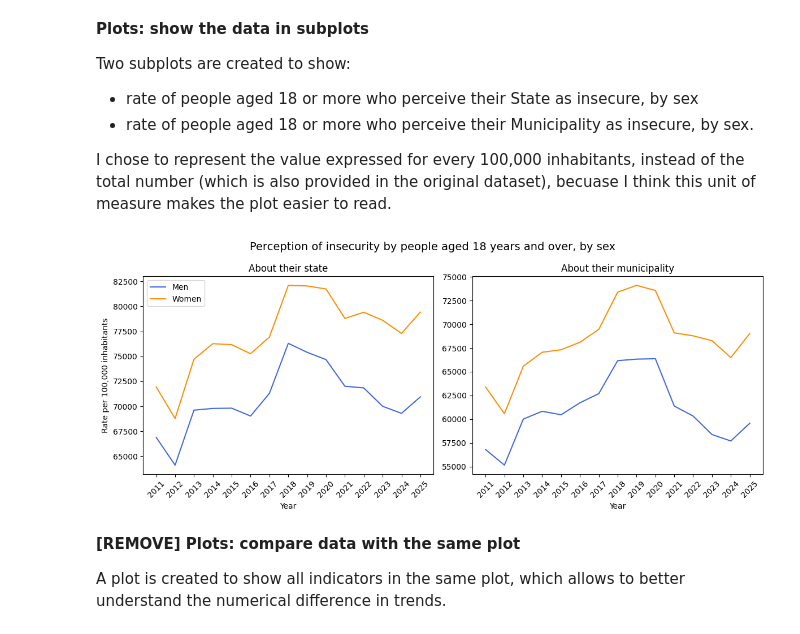
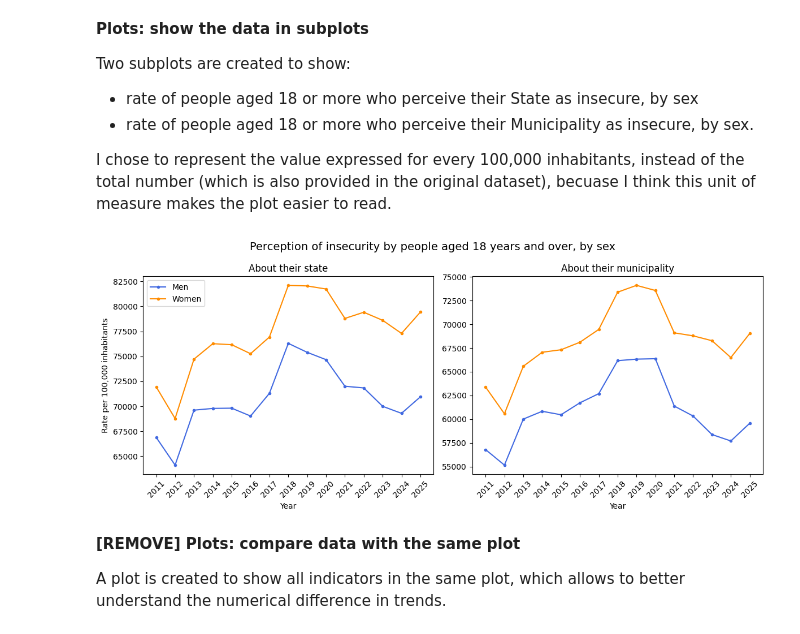
Before and after one commit to irenecelebrin/programming-for-data-analytics, a Jupyter notebook: project/project.ipynb, the cells around one changed output. Drawn from its saved outputs; the diff is of its cells as text; code cells hidden in the pictures.

```diff
--- a/project/project.ipynb
+++ b/project/project.ipynb
@@ -443,27 +443,27 @@ I chose to represent the value expressed for every 100,000 inhabitants, instead
 # %%
 # create subplots: https://matplotlib.org/stable/api/_as_gen/matplotlib.pyplot.subplots.html
 fig, axes = plt.subplots(1, 2, figsize=(12, 5), sharex=True)
 
-axes[0].plot(new_security_data.index, new_security_data['State, Men'], color = 'royalblue', label = 'Men')
-axes[0].plot(new_security_data.index, new_security_data['State, Women'], color = 'darkorange', label = 'Women')
+axes[0].plot(new_security_data.index, new_security_data['State, Men'], color = 'royalblue', label = 'Men', marker = '.')
+axes[0].plot(new_security_data.index, new_security_data['State, Women'], color = 'darkorange', label = 'Women', marker = '.')
 axes[0].set_title('About their state', wrap = True)
 axes[0].set_xlabel('Year')
 axes[0].set_ylabel('Rate per 100,000 inhabitants')
 axes[0].tick_params("x", rotation=45)
 axes[0].legend(loc='upper left')
 
-axes[1].plot(new_security_data.index, new_security_data['Municipality, Men'],color = 'royalblue', label = 'Men')
-axes[1].plot(new_security_data.index, new_security_data['Municipality, Women'], color = 'darkorange', label = 'Women')
+axes[1].plot(new_security_data.index, new_security_data['Municipality, Men'],color = 'royalblue', label = 'Men', marker = '.')
+axes[1].plot(new_security_data.index, new_security_data['Municipality, Women'], color = 'darkorange', label = 'Women', marker = '.')
 axes[1].set_title('About their municipality', wrap = True)
 axes[1].set_xlabel('Year')
 axes[1].tick_params("x", rotation=45)
 
 # https://matplotlib.org/stable/api/_as_gen/matplotlib.pyplot.suptitle.html
 plt.suptitle('Perception of insecurity by people aged 18 years and over, by sex', size = 14)
 plt.tight_layout()
 plt.show()
 # %% [output]
-[figure, old version]
+[figure, new version]
 # %% [markdown]
 **[REMOVE] Plots: compare data with the same plot**
 
```
Also changed, not shown: parts of 9 cells of this notebook.
